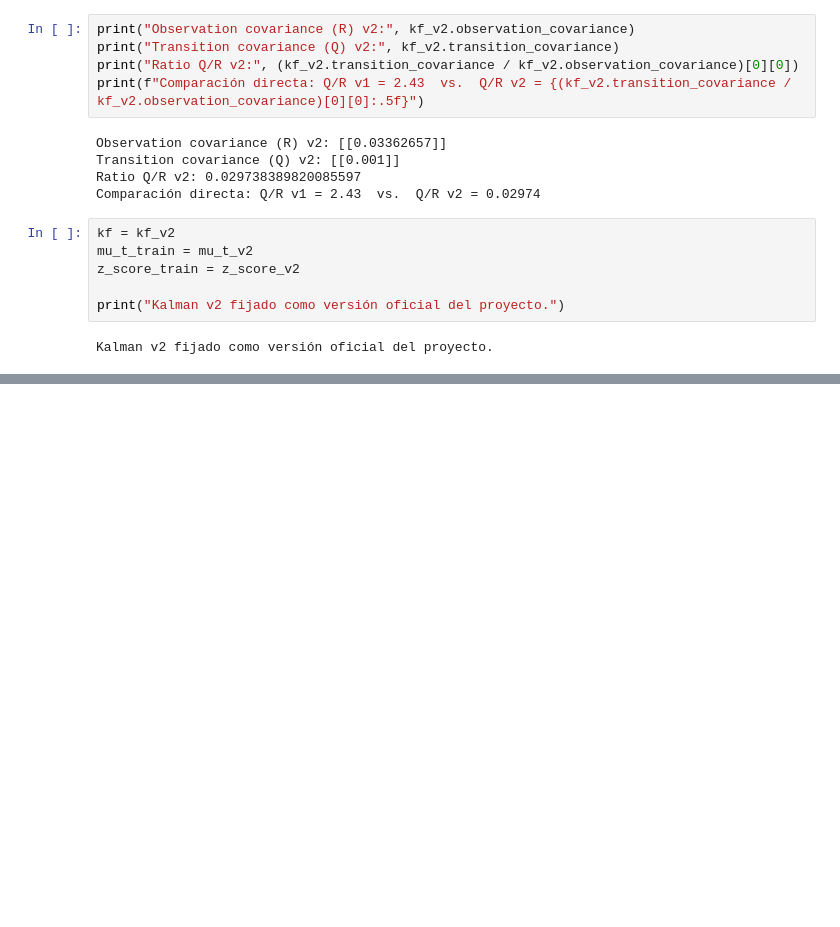
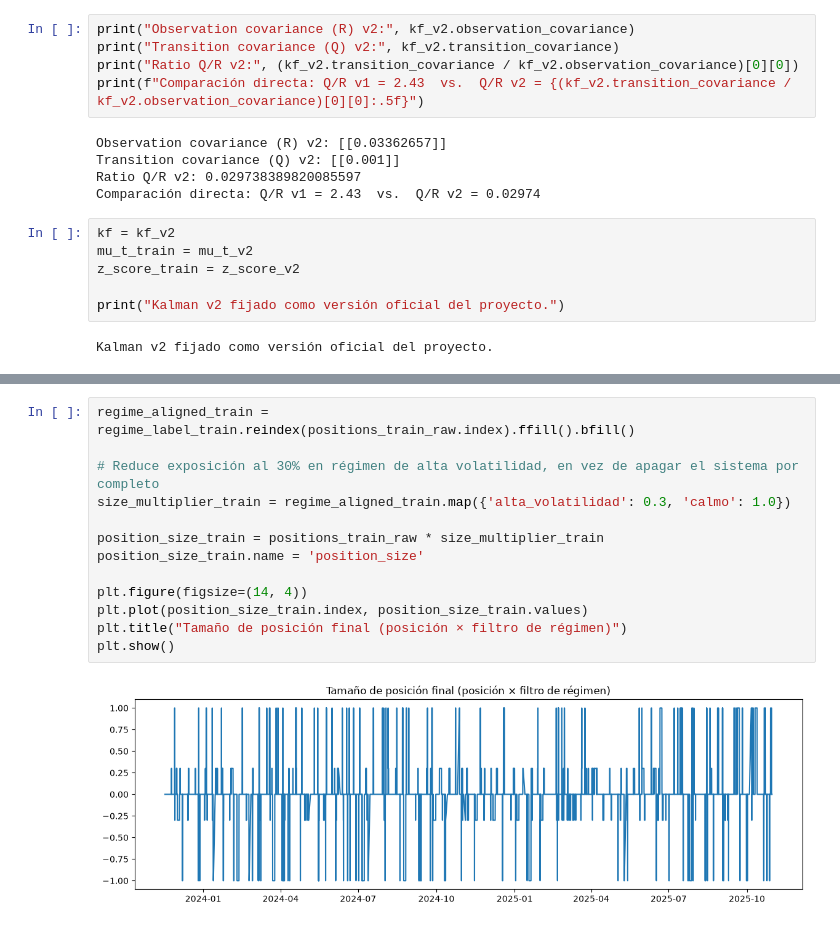
Before and after one commit to SamuOropeza/Investigacion_PCNM, a Jupyter notebook: main.ipynb, the cells around one changed output, grey strips where cells are left out. Saved outputs shown, nothing was run; the diff lists cells and outputs as text; blank space fills up the shorter version.

```diff
--- a/main.ipynb
+++ b/main.ipynb
@@ -466,0 +567,15 @@ Kalman v2 fijado como versión oficial del proyecto.
+# %%
+regime_aligned_train = regime_label_train.reindex(positions_train_raw.index).ffill().bfill()
+
+# Reduce exposición al 30% en régimen de alta volatilidad, en vez de apagar el sistema por completo
+size_multiplier_train = regime_aligned_train.map({'alta_volatilidad': 0.3, 'calmo': 1.0})
+
+position_size_train = positions_train_raw * size_multiplier_train
+position_size_train.name = 'position_size'
+
+plt.figure(figsize=(14, 4))
+plt.plot(position_size_train.index, position_size_train.values)
+plt.title("Tamaño de posición final (posición × filtro de régimen)")
+plt.show()
+# %% [output]
+[figure, added]
```
Also changed, not shown: parts of 16 cells of this notebook.
